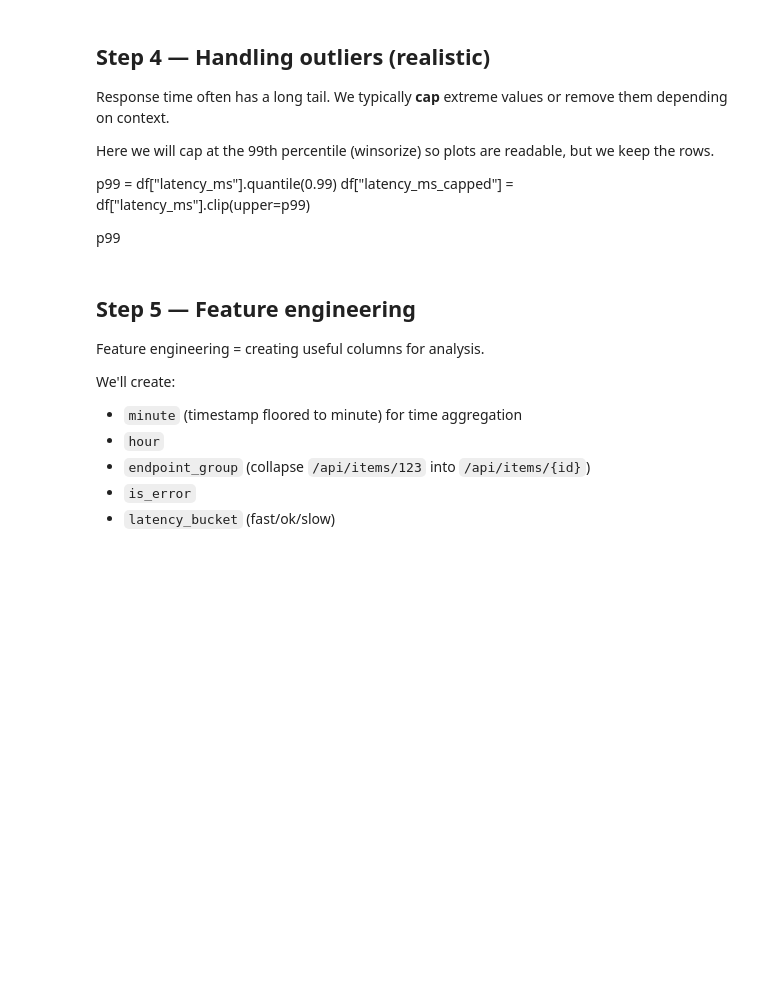
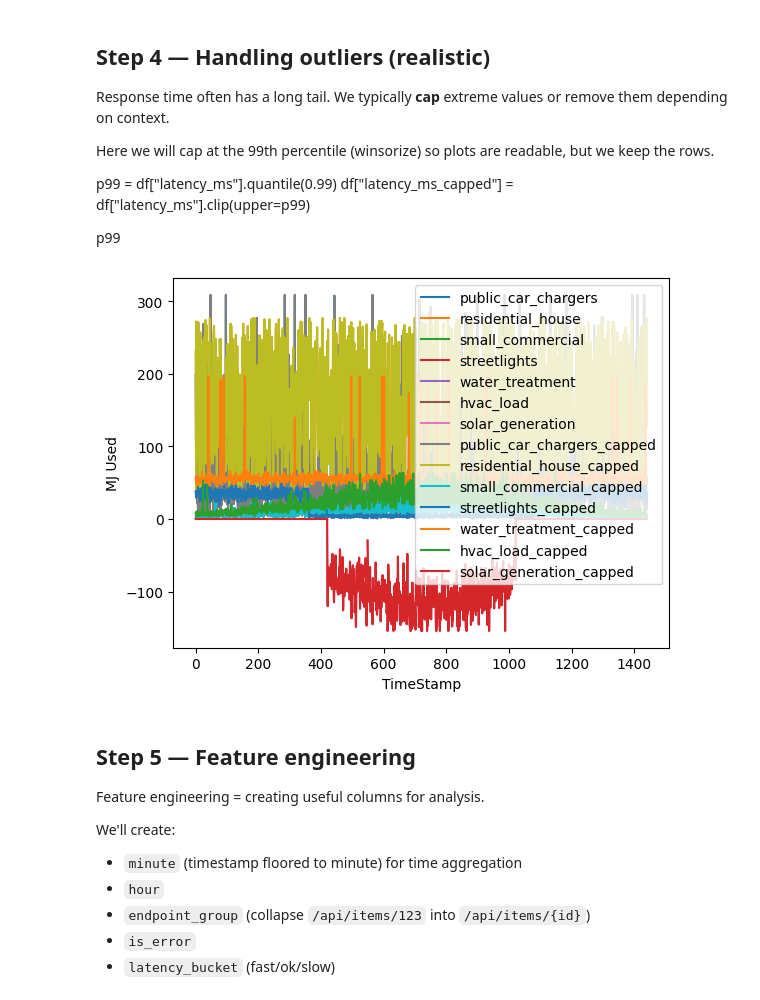
Before and after one commit to ZacharySkinner/ComputationalScience, a Jupyter notebook: Assingment2.ipynb, the cells around one changed output. Saved outputs shown, nothing was run; the diff lists cells and outputs as text; code cells hidden in the pictures; blank space fills up the shorter version.

```diff
--- a/Assingment2.ipynb
+++ b/Assingment2.ipynb
@@ -224,6 +225,30 @@ df["latency_ms_capped"] = df["latency_ms"].clip(upper=p99)
 p99
 # %%
 #do step 4 here
+numeric_cols = df.columns.drop("TimeStamp")
+
+p99 = df[numeric_cols].quantile(0.99)
+
+for col in numeric_cols:
+    df[col] = df[col].clip(upper=p99[col])
+
+p01 = df[numeric_cols].quantile(0.01)
+
+for col in numeric_cols:
+    df[col] = df[col].clip(lower=p01[col], upper=p99[col])
+
+x = df["TimeStamp"]
+
+for col in df.columns:
+    if col != "TimeStamp":
+        plt.plot(x, df[col], label=col)
+
+plt.xlabel("TimeStamp")
+plt.ylabel("MJ Used")
+plt.legend()
+plt.show()
+# %% [output]
+[figure, added]
 # %% [markdown]
 ## Step 5 — Feature engineering
 Feature engineering = creating useful columns for analysis.
```
Also changed, not shown: parts of 2 cells of this notebook.
